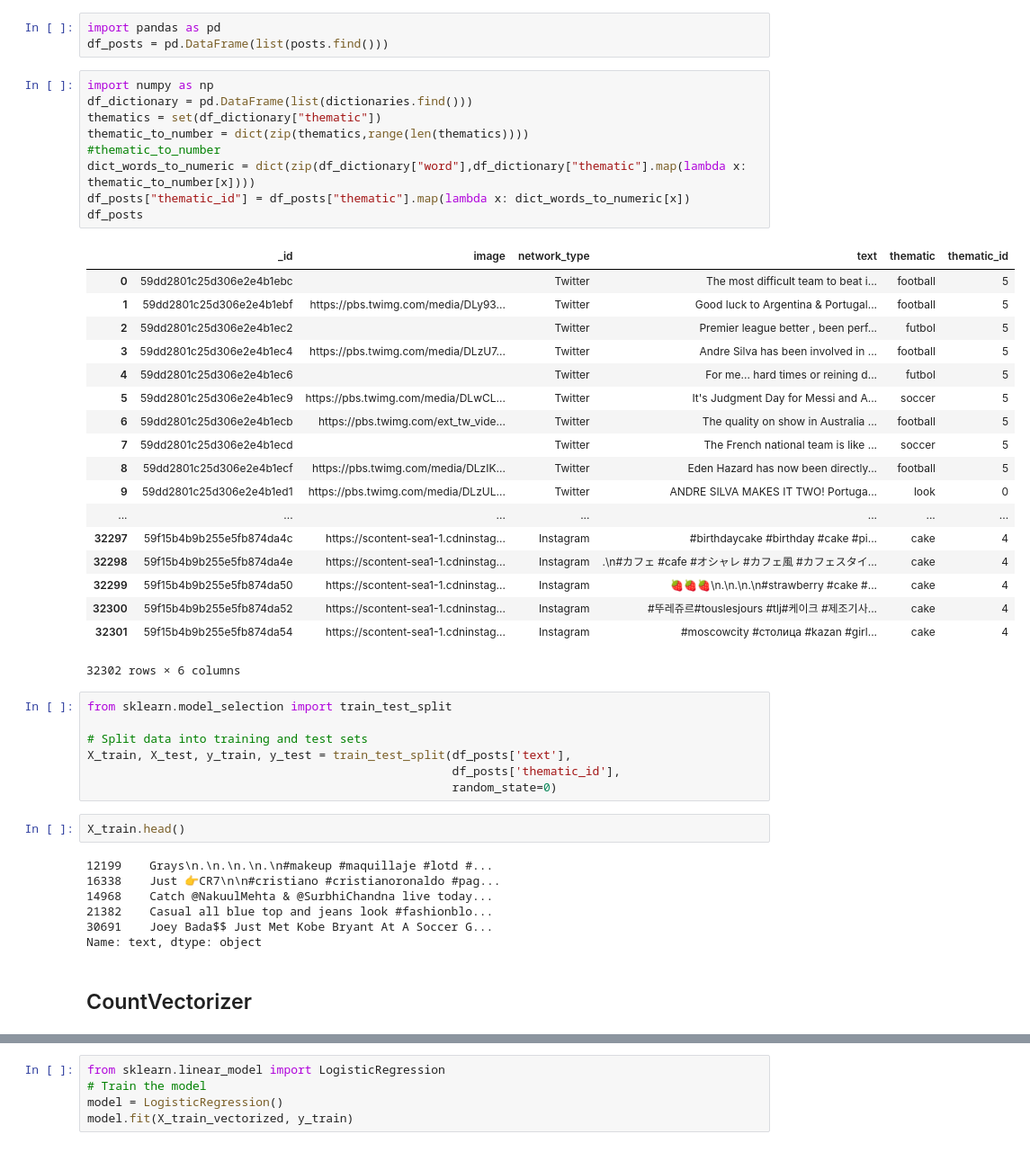
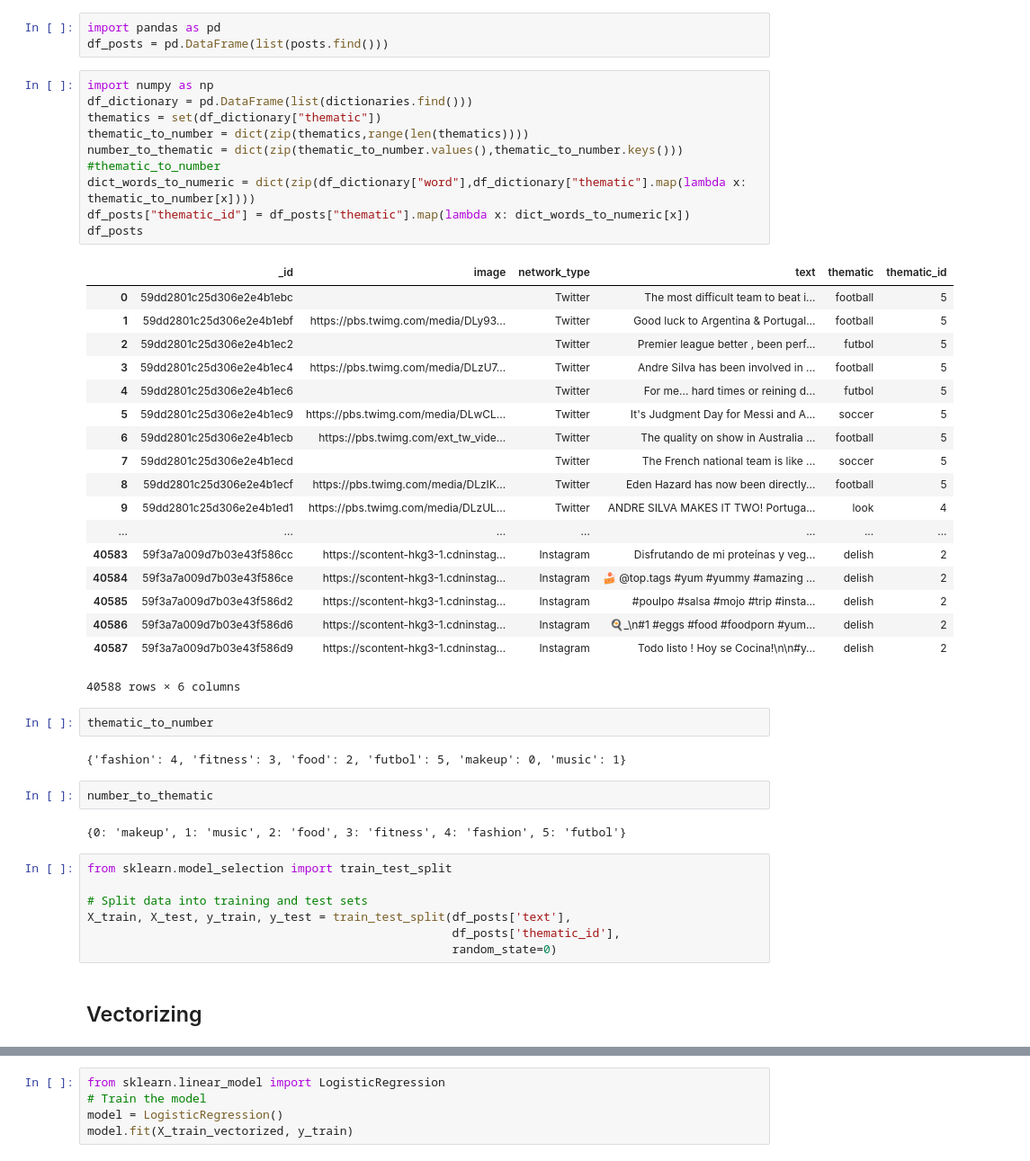
Before and after one commit to fluvip/mediapy, a Jupyter notebook: notebooks/ThematicsClassifier.ipynb, the cells around one changed output, grey strips where cells are left out. Shown at 90% size. Drawn from its saved outputs; the diff is of its cells as text.

Commit message:
Thematic Classifier Notebook modified

```diff
--- a/notebooks/ThematicsClassifier.ipynb
+++ b/notebooks/ThematicsClassifier.ipynb
@@ -36,31 +33,40 @@ df_posts = pd.DataFrame(list(posts.find()))
 # %%
 import numpy as np
 df_dictionary = pd.DataFrame(list(dictionaries.find()))
 thematics = set(df_dictionary["thematic"])
 thematic_to_number = dict(zip(thematics,range(len(thematics))))
+number_to_thematic = dict(zip(thematic_to_number.values(),thematic_to_number.keys()))
 #thematic_to_number
 dict_words_to_numeric = dict(zip(df_dictionary["word"],df_dictionary["thematic"].map(lambda x: thematic_to_number[x])))
 df_posts["thematic_id"] = df_posts["thematic"].map(lambda x: dict_words_to_numeric[x])
 df_posts
 # %% [output]
 |  | _id | image | network_type | text | thematic | thematic_id |
 | 0 | 59dd2801c25d306e2e4b1ebc |  | Twitter | The most difficult team to beat i... | football | 5 |
 | 1 | 59dd2801c25d306e2e4b1ebf | https://pbs.twimg.com/media/DLy93... | Twitter | Good luck to Argentina & Portugal... | football | 5 |
 | 2 | 59dd2801c25d306e2e4b1ec2 |  | Twitter | Premier league better , been perf... | futbol | 5 |
 | 3 | 59dd2801c25d306e2e4b1ec4 | https://pbs.twimg.com/media/DLzU7... | Twitter | Andre Silva has been involved in ... | football | 5 |
 | 4 | 59dd2801c25d306e2e4b1ec6 |  | Twitter | For me... hard times or reining d... | futbol | 5 |
 | 5 | 59dd2801c25d306e2e4b1ec9 | https://pbs.twimg.com/media/DLwCL... | Twitter | It's Judgment Day for Messi and A... | soccer | 5 |
 | 6 | 59dd2801c25d306e2e4b1ecb | https://pbs.twimg.com/ext_tw_vide... | Twitter | The quality on show in Australia ... | football | 5 |
 | 7 | 59dd2801c25d306e2e4b1ecd |  | Twitter | The French national team is like ... | soccer | 5 |
 | 8 | 59dd2801c25d306e2e4b1ecf | https://pbs.twimg.com/media/DLzIK... | Twitter | Eden Hazard has now been directly... | football | 5 |
-| 9 | 59dd2801c25d306e2e4b1ed1 | https://pbs.twimg.com/media/DLzUL... | Twitter | ANDRE SILVA MAKES IT TWO! Portuga... | look | 0 |
+| 9 | 59dd2801c25d306e2e4b1ed1 | https://pbs.twimg.com/media/DLzUL... | Twitter | ANDRE SILVA MAKES IT TWO! Portuga... | look | 4 |
 | ... | ... | ... | ... | ... | ... | ... |
-| 32297 | 59f15b4b9b255e5fb874da4c | https://scontent-sea1-1.cdninstag... | Instagram | #birthdaycake #birthday #cake #pi... | cake | 4 |
-| 32298 | 59f15b4b9b255e5fb874da4e | https://scontent-sea1-1.cdninstag... | Instagram | .\n#カフェ #cafe #オシャレ #カフェ風 #カフェスタイ... | cake | 4 |
-| 32299 | 59f15b4b9b255e5fb874da50 | https://scontent-sea1-1.cdninstag... | Instagram | 🍓🍓🍓\n.\n.\n.\n#strawberry #cake #... | cake | 4 |
-| 32300 | 59f15b4b9b255e5fb874da52 | https://scontent-sea1-1.cdninstag... | Instagram | #뚜레쥬르#touslesjours #tlj#케이크 #제조기사... | cake | 4 |
-| 32301 | 59f15b4b9b255e5fb874da54 | https://scontent-sea1-1.cdninstag... | Instagram | #moscowcity #столица #kazan #girl... | cake | 4 |
+| 40583 | 59f3a7a009d7b03e43f586cc | https://scontent-hkg3-1.cdninstag... | Instagram | Disfrutando de mi proteínas y veg... | delish | 2 |
+| 40584 | 59f3a7a009d7b03e43f586ce | https://scontent-hkg3-1.cdninstag... | Instagram | 🍰 @top.tags #yum #yummy #amazing ... | delish | 2 |
+| 40585 | 59f3a7a009d7b03e43f586d2 | https://scontent-hkg3-1.cdninstag... | Instagram | #poulpo #salsa #mojo #trip #insta... | delish | 2 |
+| 40586 | 59f3a7a009d7b03e43f586d6 | https://scontent-hkg3-1.cdninstag... | Instagram | 🍳_\n#1 #eggs #food #foodporn #yum... | delish | 2 |
+| 40587 | 59f3a7a009d7b03e43f586d9 | https://scontent-hkg3-1.cdninstag... | Instagram | Todo listo ! Hoy se Cocina!\n\n#y... | delish | 2 |
-32302 rows × 6 columns
+40588 rows × 6 columns
+# %%
+thematic_to_number
+# %% [output]
+{'fashion': 4, 'fitness': 3, 'food': 2, 'futbol': 5, 'makeup': 0, 'music': 1}
+# %%
+number_to_thematic
+# %% [output]
+{0: 'makeup', 1: 'music', 2: 'food', 3: 'fitness', 4: 'fashion', 5: 'futbol'}
 # %%
 from sklearn.model_selection import train_test_split
 
@@ -68,14 +74,5 @@ from sklearn.model_selection import train_test_split
 X_train, X_test, y_train, y_test = train_test_split(df_posts['text'],
                                                     df_posts['thematic_id'],
                                                     random_state=0)
-# %%
-X_train.head()
-# %% [output]
-12199    Grays\n.\n.\n.\n.\n#makeup #maquillaje #lotd #...
-16338    Just 👉CR7\n\n#cristiano #cristianoronaldo #pag...
-14968    Catch @NakuulMehta & @SurbhiChandna live today...
-21382    Casual all blue top and jeans look #fashionblo...
-30691    Joey Bada$$ Just Met Kobe Bryant At A Soccer G...
-Name: text, dtype: object
 # %% [markdown]
-## CountVectorizer
+## Vectorizing
```
Also changed, not shown: parts of 47 cells of this notebook.
